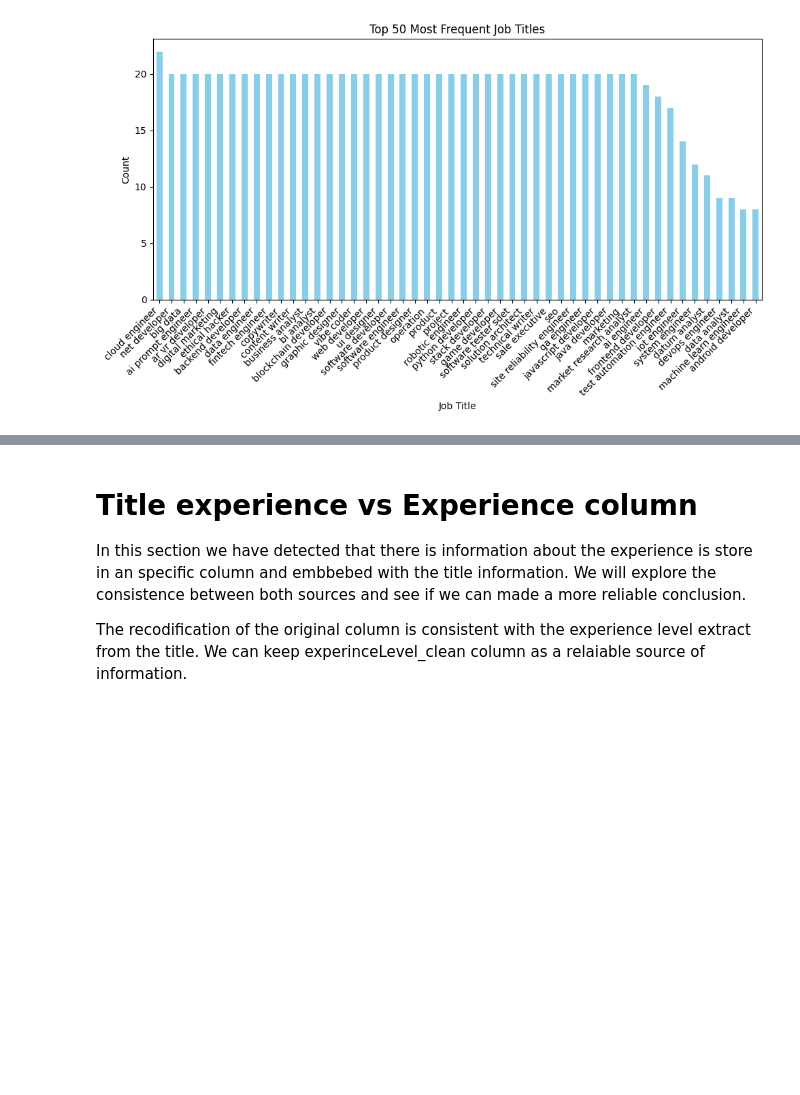
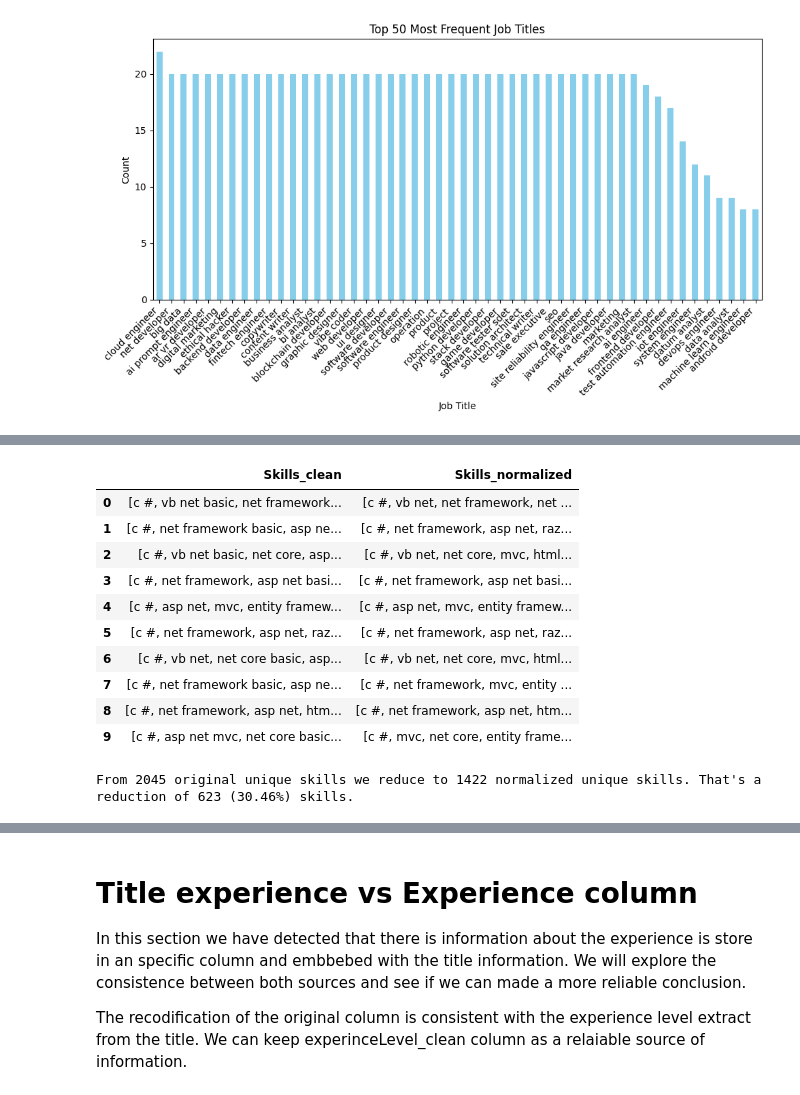
Before and after one commit to Laura-Alonso/Job_Descriptions_2025_NPL, a Jupyter notebook: src/01_exploration.ipynb, the cells around one changed output, grey strips where cells are left out. Cells and saved outputs as stored; diff of their text form; code cells hidden in the pictures; blank space fills up the shorter version.

Commit message:
EDA. Skills EDA (in progress)

```diff
--- a/src/01_exploration.ipynb
+++ b/src/01_exploration.ipynb
@@ -479,0 +505,61 @@ print(len(unique_skills), "unique skills found")
+# %%
+# Model
+model = SentenceTransformer("all-MiniLM-L6-v2")
+
+# Normalized embeddings
+embeddings = model.encode(unique_skills, convert_to_tensor=True, normalize_embeddings=True)
+
+# Cosine similarity matrix between skills
+cosine_scores = util.cos_sim(embeddings, embeddings)
+
+# Create equivalence map
+canonical_map = {}
+visited = set()
+
+for i, s in enumerate(unique_skills):
+    if i in visited:
+        continue
+
+    # Similar skills at 0.85 level
+    sim_indices = torch.where(cosine_scores[i] > 0.85)[0]
+
+    group = [unique_skills[j] for j in sim_indices.tolist()]
+    visited.update(sim_indices.tolist())
+
+    # Canonical skill: shortest name
+    canonical = min(group, key=len)
+
+    for g in group:
+        canonical_map[g] = canonical
+# %%
+# Normalize skills in the dataframe
+def normalize_skill_list(skill_list, mapping):
+    return [mapping.get(s, s) for s in skill_list]
+
+df_raw["Skills_normalized"] = df_raw["Skills_clean"].apply(
+    lambda skills: normalize_skill_list(skills, canonical_map)
+)
+
+# Example output
+df_raw[["Skills_clean", "Skills_normalized"]].head(10)
+# %% [output]
+|  | Skills_clean | Skills_normalized |
+| 0 | [c #, vb net basic, net framework... | [c #, vb net, net framework, net ... |
+| 1 | [c #, net framework basic, asp ne... | [c #, net framework, asp net, raz... |
+| 2 | [c #, vb net basic, net core, asp... | [c #, vb net, net core, mvc, html... |
+| 3 | [c #, net framework, asp net basi... | [c #, net framework, asp net basi... |
+| 4 | [c #, asp net, mvc, entity framew... | [c #, asp net, mvc, entity framew... |
+| 5 | [c #, net framework, asp net, raz... | [c #, net framework, asp net, raz... |
+| 6 | [c #, vb net, net core basic, asp... | [c #, vb net, net core, mvc, html... |
+| 7 | [c #, net framework basic, asp ne... | [c #, net framework, mvc, entity ... |
+| 8 | [c #, net framework, asp net, htm... | [c #, net framework, asp net, htm... |
+| 9 | [c #, asp net mvc, net core basic... | [c #, mvc, net core, entity frame... |
+# %%
+# Original vs Normalized unique skills
+normalized_all = list(itertools.chain.from_iterable(df_raw["Skills_normalized"]))
+normalized_unique = list(set(normalized_all))
+
+# Results
+print(f"From {len(unique_skills)} original unique skills we reduce to {len(normalized_unique)} normalized unique skills. That's a reduction of {len(unique_skills) - len(normalized_unique)} ({(1 - len(normalized_unique) / len(unique_skills)) * 100:.2f}%) skills.")
+# %% [output]
+From 2045 original unique skills we reduce to 1422 normalized unique skills. That's a reduction of 623 (30.46%) skills.
```
Also changed, not shown: parts of 20 cells of this notebook, 8 other files.
